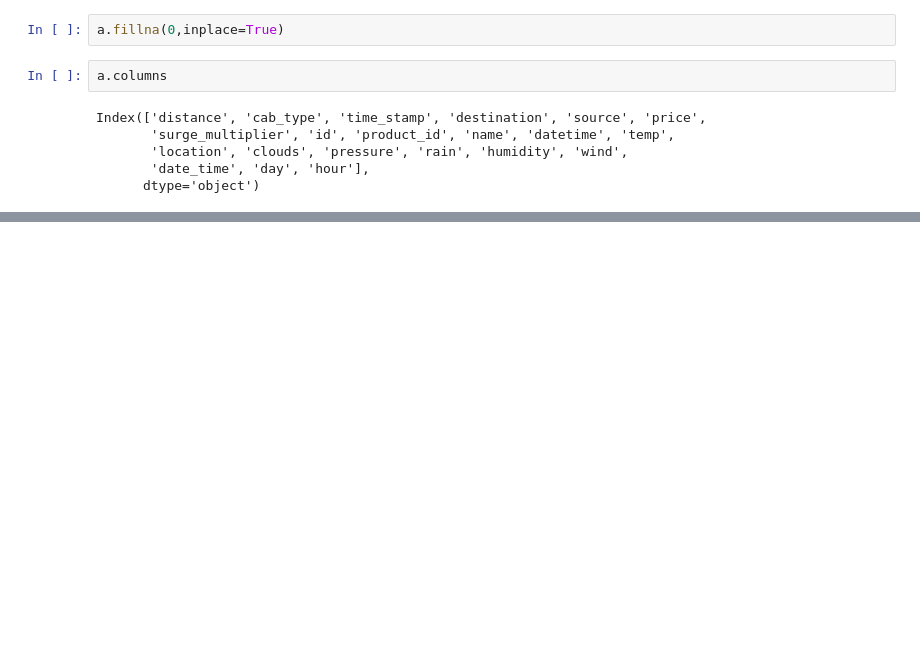
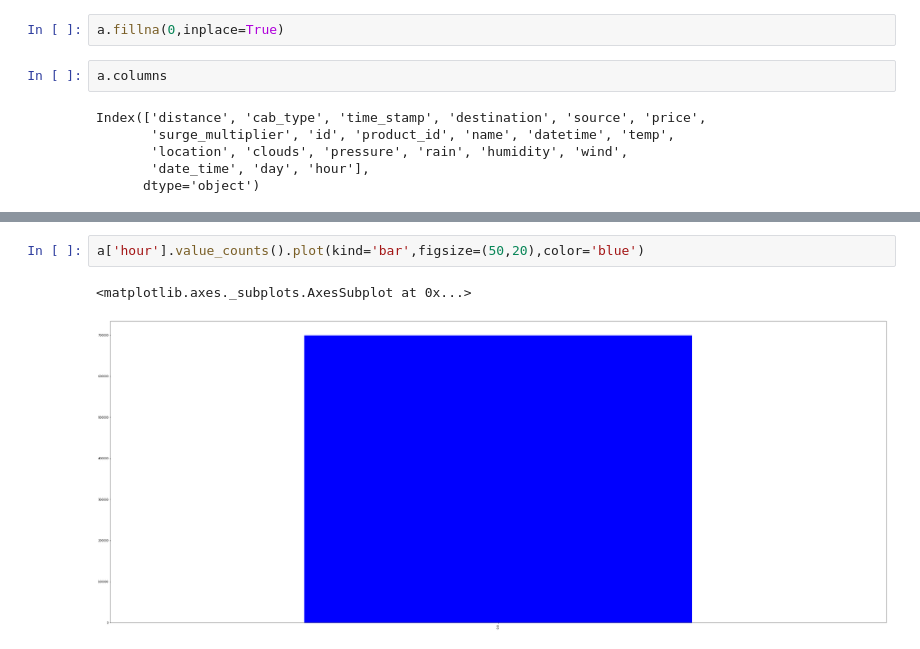
Before and after one commit to arjunbala1/project_test, a Jupyter notebook: uber_test.ipynb, the cells around one changed output, grey strips where cells are left out. Cells and saved outputs as stored; diff of their text form; blank space fills up the shorter version.

```diff
--- a/uber_test.ipynb
+++ b/uber_test.ipynb
@@ -105,0 +119,5 @@ Index(['distance', 'cab_type', 'time_stamp', 'destination', 'source', 'price',
+# %%
+a['hour'].value_counts().plot(kind='bar',figsize=(50,20),color='blue')
+# %% [output]
+<matplotlib.axes._subplots.AxesSubplot at 0x...>
+[figure, added]
```
Also changed, not shown: parts of 12 cells of this notebook.
